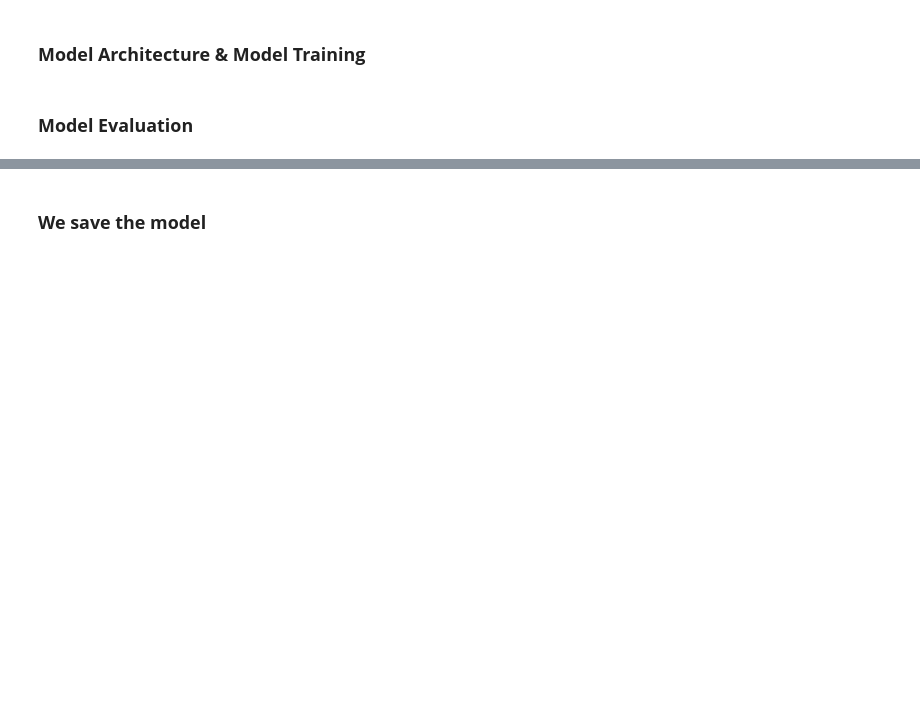
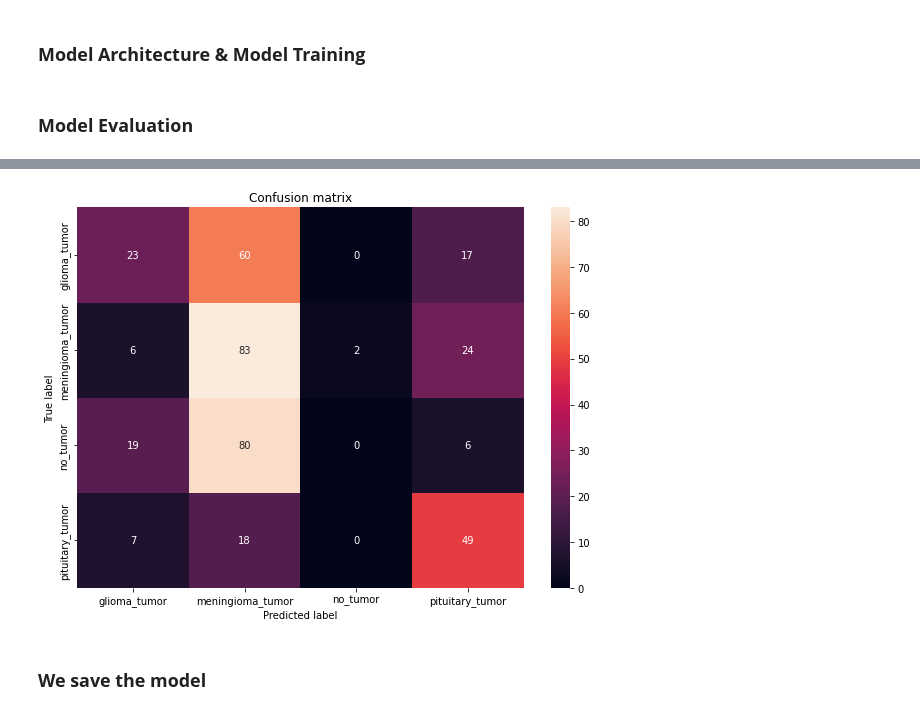
Before and after one commit to mhd-baz/Tumors-Brain-Classification, a Jupyter notebook: src/brain_tumors_project.ipynb, the cells around one changed output, grey strips where cells are left out. Drawn from its saved outputs; the diff is of its cells as text; code cells hidden in the pictures; blank space fills up the shorter version.

Commit message:
confusion matrix

```diff
--- a/src/brain_tumors_project.ipynb
+++ b/src/brain_tumors_project.ipynb
@@ -366,7 +369,7 @@ x_train_val = np.concatenate((x_train, x_val), axis = 0)
 y_train_val = np.concatenate((y_train, y_val), axis = 0)
 
 # We train the model on the entire training data
-history = model.fit(x_train_val, y_train_val, epochs = 5, batch_size = 32, verbose = 1, validation_data = (x_test, y_test))
+history = model.fit(x_train_val, y_train_val, epochs = 3, batch_size = 32, verbose = 1)
 
 
 ############################################################################################################
@@ -375,3 +378,26 @@ history = model.fit(x_train_val, y_train_val, epochs = 5, batch_size = 32, verbo
 # We evaluate the model on the testing data
 test_loss, test_accuracy = model.evaluate(x_test, y_test)
 print("Test Accuracy: " + str(test_accuracy))
+
+# Confusion Matrix
+
+# We compute the predictions
+y_pred = model.predict(x_test)
+y_pred = np.argmax(y_pred, axis = 1)
+
+# We store the true labels
+y_true = np.argmax(y_test, axis = 1)
+
+# We compute the confusion matrix
+cm = confusion_matrix(y_true, y_pred)
+
+# We plot the confusion matrix
+df_cm = pd.DataFrame(cm, index = [i for i in CATEGORIES],
+                    columns = [i for i in CATEGORIES])
+plt.figure(figsize = (10, 7))
+sns.heatmap(df_cm, annot=True, fmt='g')
+plt.title('Confusion matrix')
+plt.xlabel('Predicted label')
+plt.ylabel('True label')
+plt.show()
+# %% [output]
@@ -377,0 +413 @@ print("Test Accuracy: " + str(test_accuracy))
+[figure, added]
```
Also changed, not shown: parts of 5 cells of this notebook.
